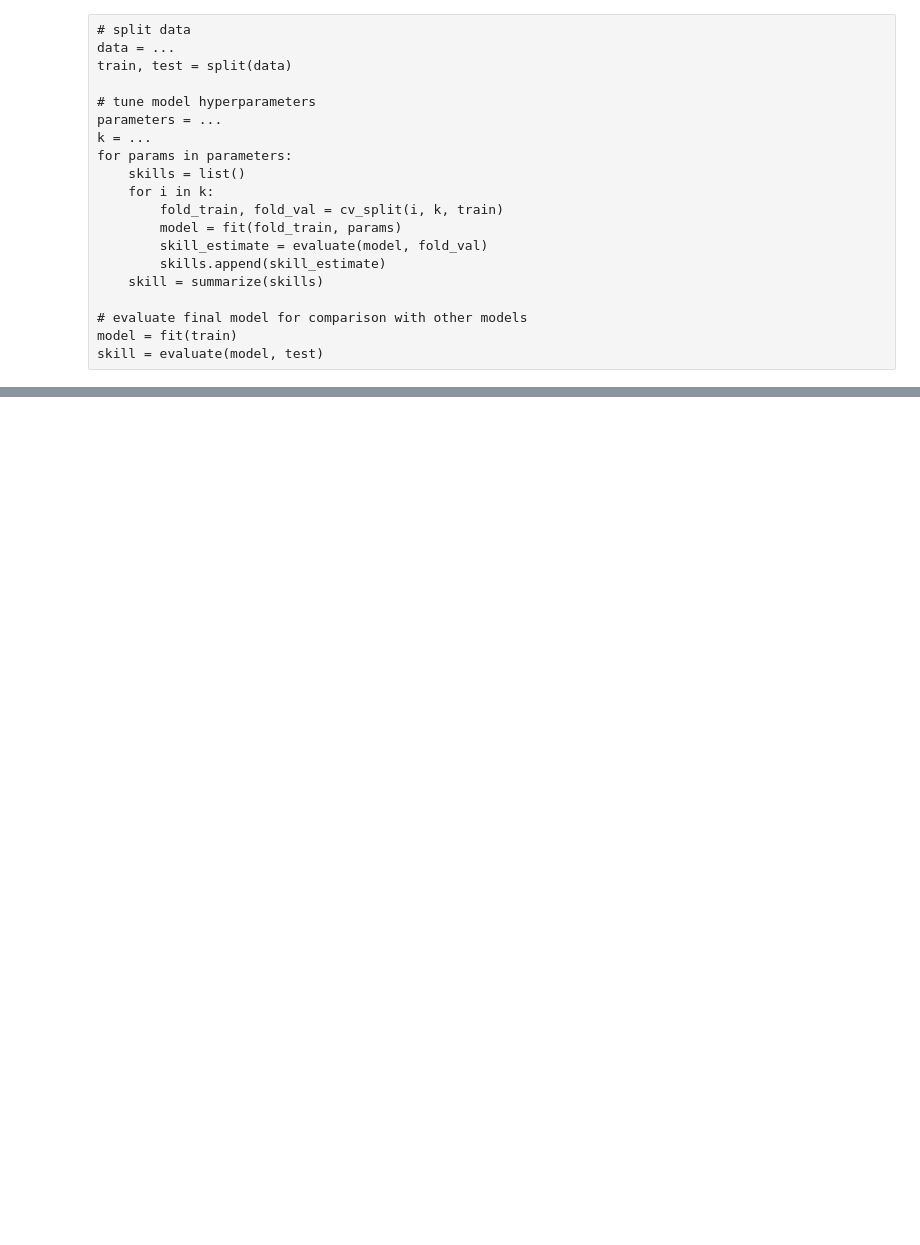
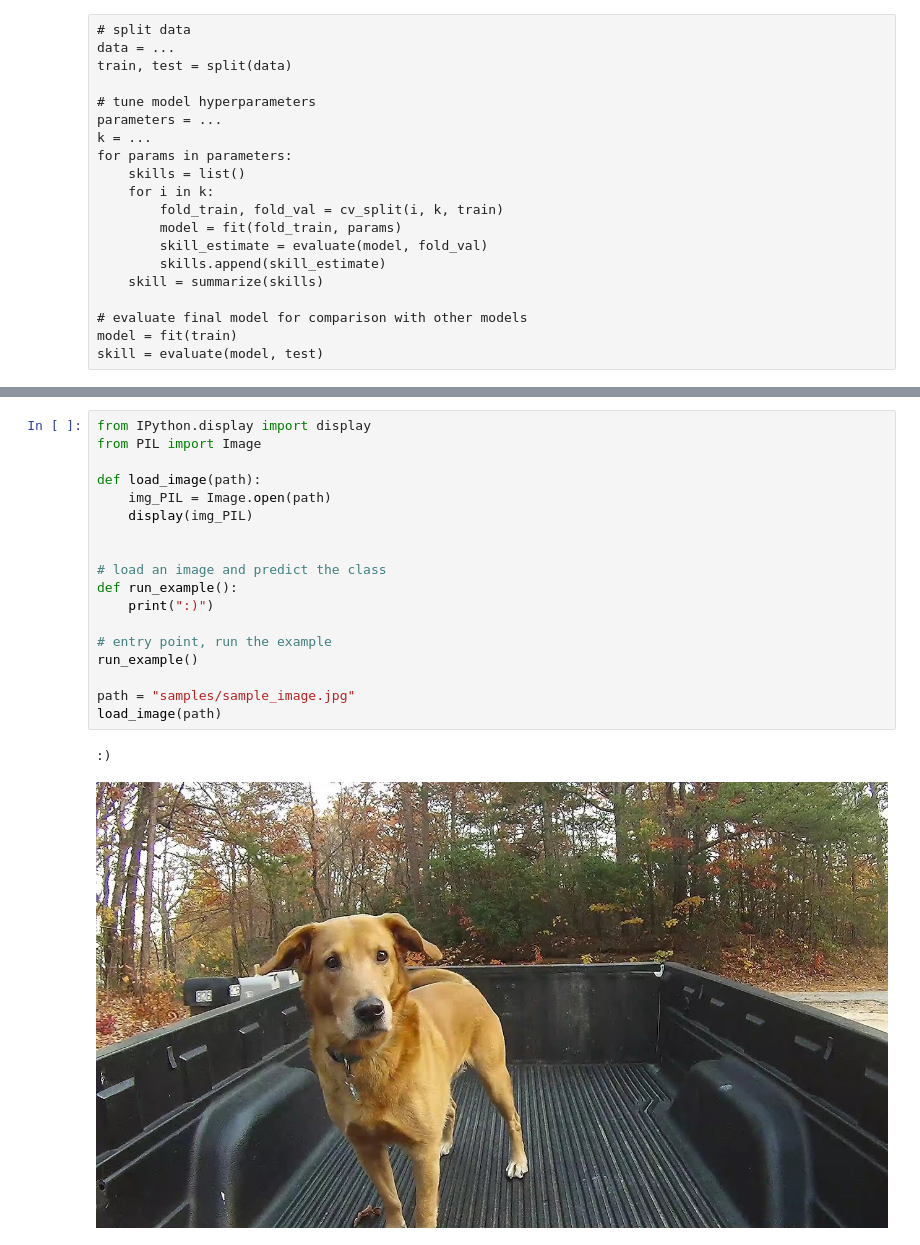
Before and after one commit to yusuftengriverdi/neural_networks, a Jupyter notebook: CNN_Last.ipynb, the cells around one changed output, grey strips where cells are left out. Saved outputs shown, nothing was run; the diff lists cells and outputs as text; blank space fills up the shorter version.

```diff
--- a/CNN_Last.ipynb
+++ b/CNN_Last.ipynb
@@ -321,0 +443,21 @@ for i in range(2):
+# %%
+from IPython.display import display
+from PIL import Image
+
+def load_image(path):
+    img_PIL = Image.open(path)
+    display(img_PIL)
+
+
+# load an image and predict the class
+def run_example():
+    print(":)")
+
+# entry point, run the example
+run_example()
+
+path = "samples/sample_image.jpg"
+load_image(path)
+# %% [output]
+:)
+[figure, added]
```
Also changed, not shown: parts of 23 cells of this notebook.
